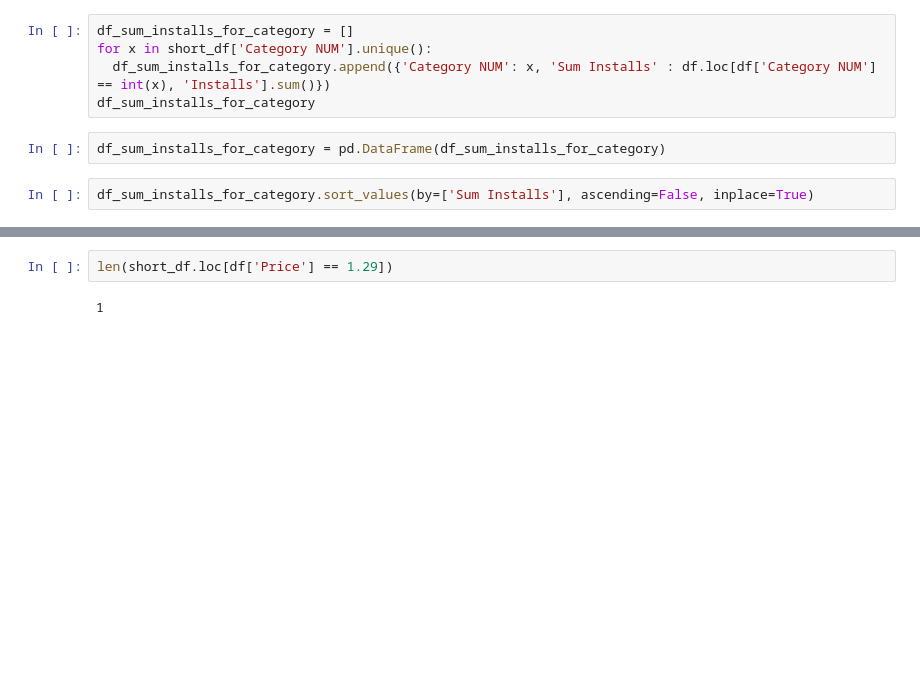
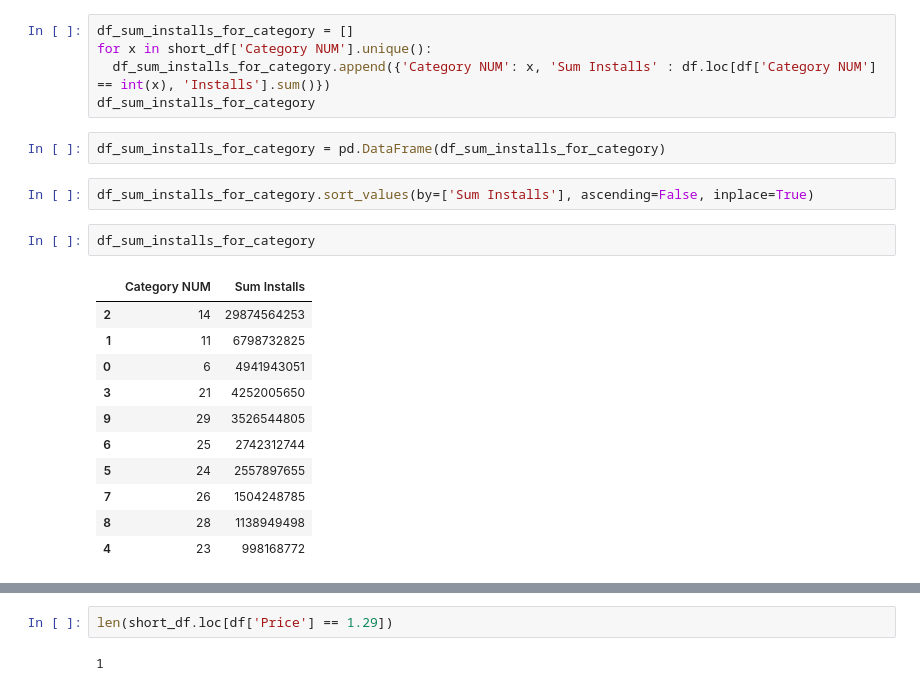
Before and after one commit to nikibhatt/DS-Unit-1-Sprint-3-Linear-Algebra, a Jupyter notebook: NB_Portfolio.ipynb, the cells around one changed output, grey strips where cells are left out. Saved outputs shown, nothing was run; the diff lists cells and outputs as text; blank space fills up the shorter version.

```diff
--- a/NB_Portfolio.ipynb
+++ b/NB_Portfolio.ipynb
@@ -141,4 +130,18 @@ df_sum_installs_for_category
 df_sum_installs_for_category = pd.DataFrame(df_sum_installs_for_category)
 # %%
 df_sum_installs_for_category.sort_values(by=['Sum Installs'], ascending=False, inplace=True)
+# %%
+df_sum_installs_for_category
+# %% [output]
+|  | Category NUM | Sum Installs |
+| 2 | 14 | 29874564253 |
+| 1 | 11 | 6798732825 |
+| 0 | 6 | 4941943051 |
+| 3 | 21 | 4252005650 |
+| 9 | 29 | 3526544805 |
+| 6 | 25 | 2742312744 |
+| 5 | 24 | 2557897655 |
+| 7 | 26 | 1504248785 |
+| 8 | 28 | 1138949498 |
+| 4 | 23 | 998168772 |
 # %%
```
Also changed, not shown: parts of 14 cells of this notebook.
